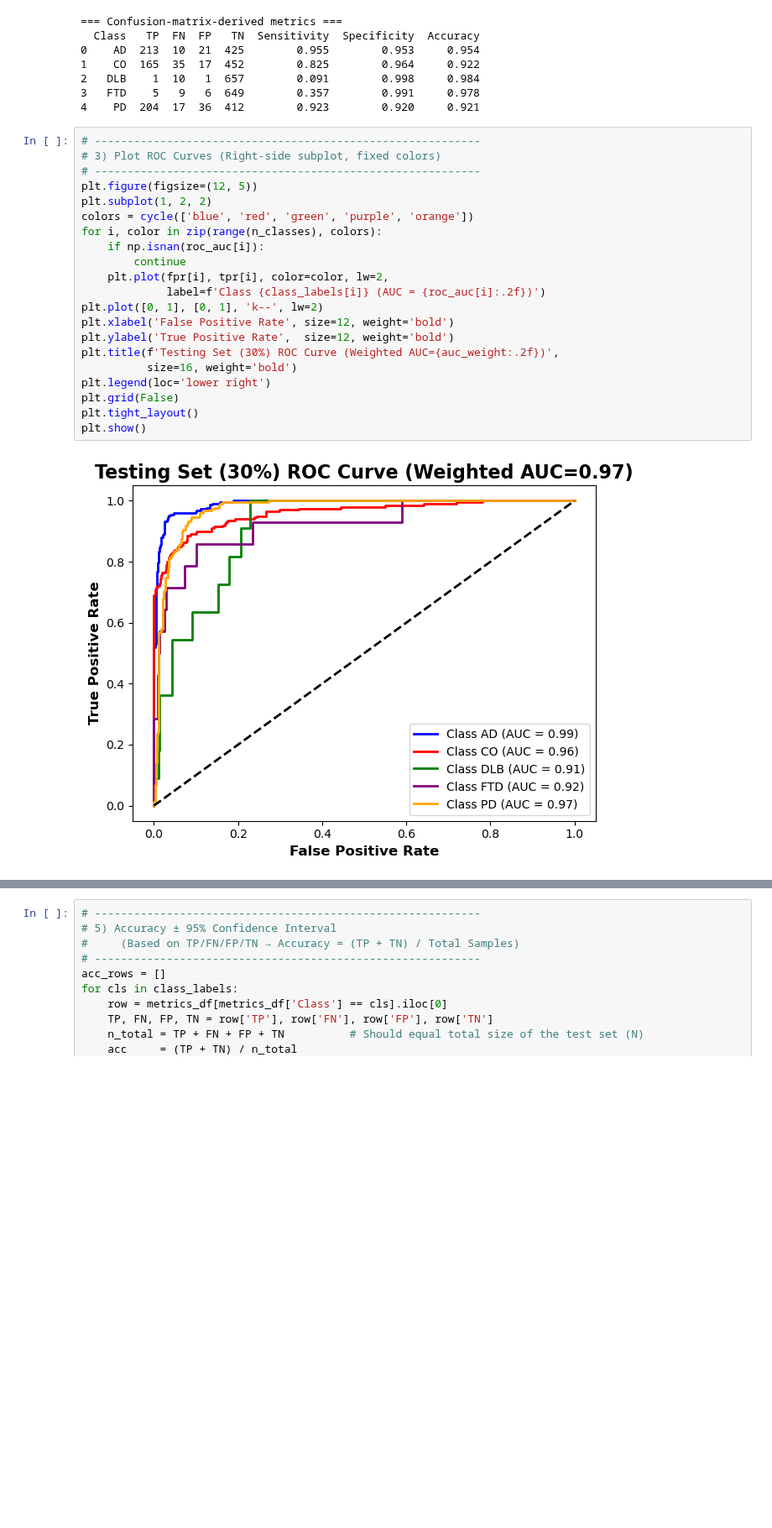
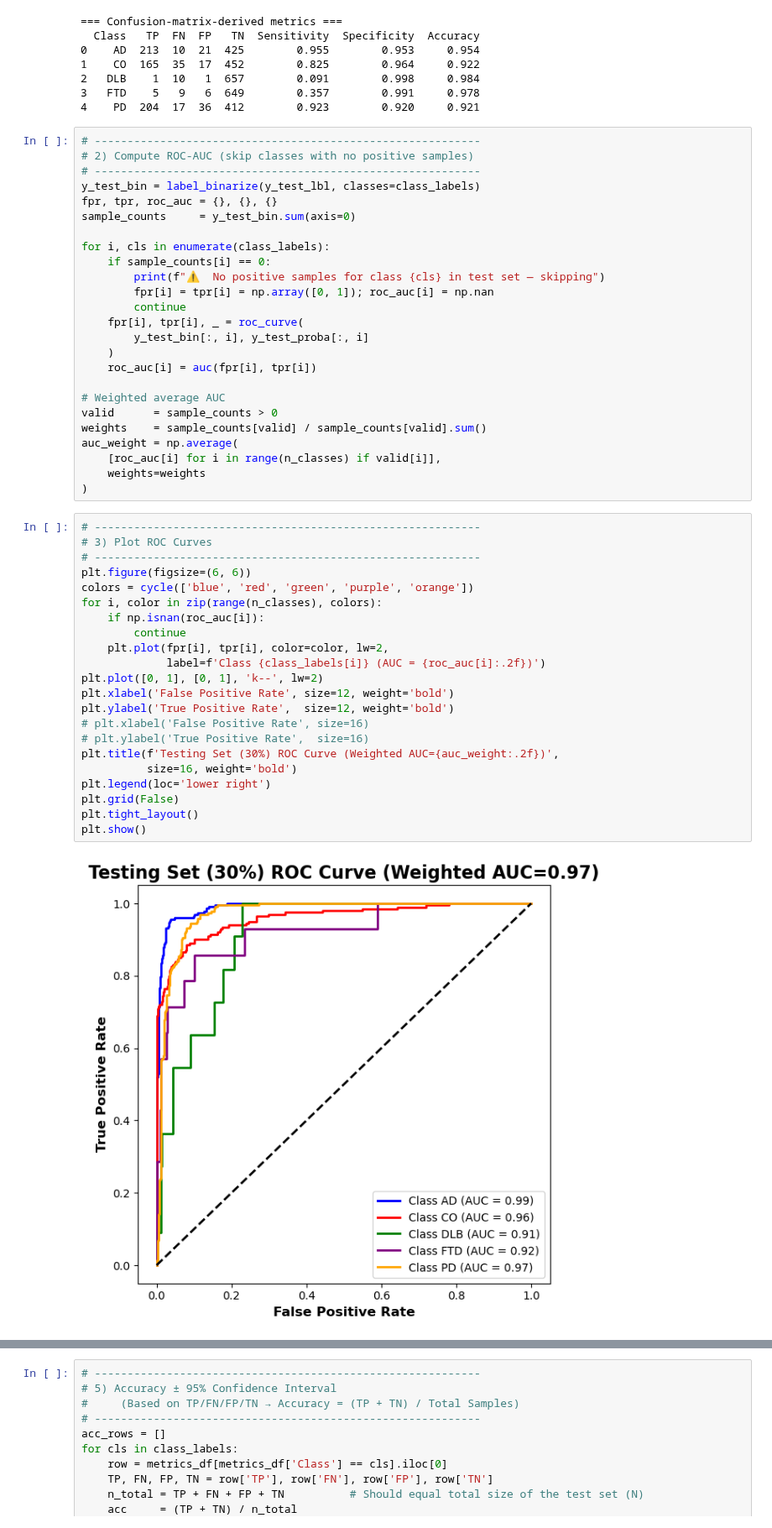
Before and after one commit to YingXu001/CSF_Plasma_Proteomics_AI_Classifier, a Jupyter notebook: LightGBM_Internal_Test_PUB.ipynb, the cells around one changed output, grey strips where cells are left out. Shown at 84% size. Saved outputs shown, nothing was run; the diff lists cells and outputs as text; blank space fills up the shorter version.

```diff
--- a/LightGBM_Internal_Test_PUB.ipynb
+++ b/LightGBM_Internal_Test_PUB.ipynb
@@ -395,29 +395,55 @@ print(metrics_df)
 2   DLB    1  10   1  657        0.091        0.998     0.984
 3   FTD    5   9   6  649        0.357        0.991     0.978
 4    PD  204  17  36  412        0.923        0.920     0.921
+# %%
+# -----------------------------------------------------------
+# 2) Compute ROC-AUC (skip classes with no positive samples)
+# -----------------------------------------------------------
+y_test_bin = label_binarize(y_test_lbl, classes=class_labels)
+fpr, tpr, roc_auc = {}, {}, {}
+sample_counts     = y_test_bin.sum(axis=0)
+
+for i, cls in enumerate(class_labels):
+    if sample_counts[i] == 0:
+        print(f"⚠️  No positive samples for class {cls} in test set — skipping")
+        fpr[i] = tpr[i] = np.array([0, 1]); roc_auc[i] = np.nan
+        continue
+    fpr[i], tpr[i], _ = roc_curve(
+        y_test_bin[:, i], y_test_proba[:, i]
+    )
+    roc_auc[i] = auc(fpr[i], tpr[i])
+
+# Weighted average AUC
+valid      = sample_counts > 0
+weights    = sample_counts[valid] / sample_counts[valid].sum()
+auc_weight = np.average(
+    [roc_auc[i] for i in range(n_classes) if valid[i]],
+    weights=weights
+)
 # %%
 # -----------------------------------------------------------
-# 3) Plot ROC Curves (Right-side subplot, fixed colors)
+# 3) Plot ROC Curves
 # -----------------------------------------------------------
-plt.figure(figsize=(12, 5))
-plt.subplot(1, 2, 2)
+plt.figure(figsize=(6, 6))
 colors = cycle(['blue', 'red', 'green', 'purple', 'orange'])
 for i, color in zip(range(n_classes), colors):
     if np.isnan(roc_auc[i]):
         continue
     plt.plot(fpr[i], tpr[i], color=color, lw=2,
              label=f'Class {class_labels[i]} (AUC = {roc_auc[i]:.2f})')
 plt.plot([0, 1], [0, 1], 'k--', lw=2)
 plt.xlabel('False Positive Rate', size=12, weight='bold')
 plt.ylabel('True Positive Rate',  size=12, weight='bold')
+# plt.xlabel('False Positive Rate', size=16)
+# plt.ylabel('True Positive Rate',  size=16)
 plt.title(f'Testing Set (30%) ROC Curve (Weighted AUC={auc_weight:.2f})',
           size=16, weight='bold')
 plt.legend(loc='lower right')
 plt.grid(False)
 plt.tight_layout()
 plt.show()
 # %% [output]
-[figure, old version]
+[figure, new version]
 # %%
 # -----------------------------------------------------------
 # 4) AUC ± 95% Confidence Interval (Standard Error & Bootstrap with Error Bars)
```
Also changed, not shown: parts of 2 cells of this notebook, 5 other files.
